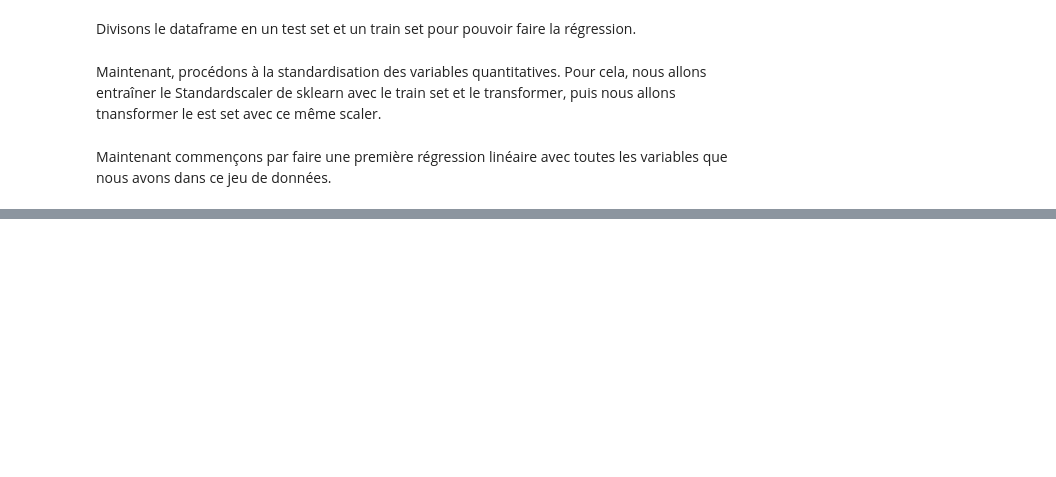
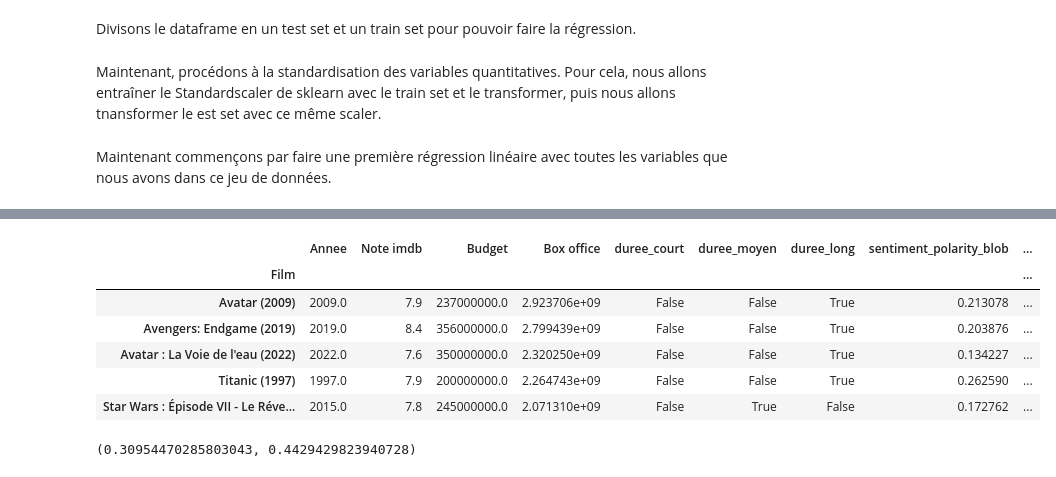
Before and after one commit to LouisArmand0/Projet_Python, a Jupyter notebook: NLP.ipynb, the cells around one changed output, grey strips where cells are left out. Saved outputs shown, nothing was run; the diff lists cells and outputs as text; code cells hidden in the pictures; blank space fills up the shorter version.

```diff
--- a/NLP.ipynb
+++ b/NLP.ipynb
@@ -444,6 +440,6 @@ df2.head()
 # %% [markdown]
 Avant de procéder à la suite, nous allons d'abord supprimer des colonnes dont nous n'avons pas besoin.
 # %%
-df2.drop(['Film', 'Commentaire', 'Tokens', 'Tokens lemmatisés', 'duree'], axis=1, inplace=True)
+df2.drop(['Commentaire', 'Tokens', 'Tokens lemmatisés', 'duree'], axis=1, inplace=True)
 df2.head()
 # %% [output]
@@ -482,0 +482,8 @@ mse, r2
+# %%
+mean_blob = df2.groupby('Film')['sentiment_polarity_blob'].mean()
+mean_nltk = df2.groupby('Film')['sentiment_polarity_nltk'].mean()
+# %%
+df_films = df2[['Film', 'Annee', 'Note imdb', 'Budget', 'Box office', 'duree_court', 'duree_moyen', 'duree_long']]
+df_films = df_films.drop_duplicates()
+df_films.set_index('Film', inplace=True)
+df_films.head()
@@ -482,0 +498,11 @@ mse, r2
+# %%
+df_films = pd.concat([df_films, mean_blob, mean_nltk], axis=1 )
+df_films.head()
+# %% [output]
+|  | Annee | Note imdb | Budget | Box office | duree_court | duree_moyen | duree_long | sentiment_polarity_blob | ... |
+| Film |  |  |  |  |  |  |  |  | ... |
+| Avatar (2009) | 2009.0 | 7.9 | 237000000.0 | 2.923706e+09 | False | False | True | 0.213078 | ... |
+| Avengers: Endgame (2019) | 2019.0 | 8.4 | 356000000.0 | 2.799439e+09 | False | False | True | 0.203876 | ... |
+| Avatar : La Voie de l'eau (2022) | 2022.0 | 7.6 | 350000000.0 | 2.320250e+09 | False | False | True | 0.134227 | ... |
+| Titanic (1997) | 1997.0 | 7.9 | 200000000.0 | 2.264743e+09 | False | False | True | 0.262590 | ... |
+| Star Wars : Épisode VII - Le Réve... | 2015.0 | 7.8 | 245000000.0 | 2.071310e+09 | False | True | False | 0.172762 | ... |
@@ -482,0 +520,11 @@ mse, r2
+# %%
+modele = LinearRegression()
+modele.fit(X_train, y_train)
+
+predictions = modele.predict(X_test)
+mse = mean_squared_error(y_test, predictions)
+r2 = r2_score(y_test, predictions)
+
+mse, r2
+# %% [output]
+(0.30954470285803043, 0.4429429823940728)
```
Also changed, not shown: parts of 11 cells of this notebook.
